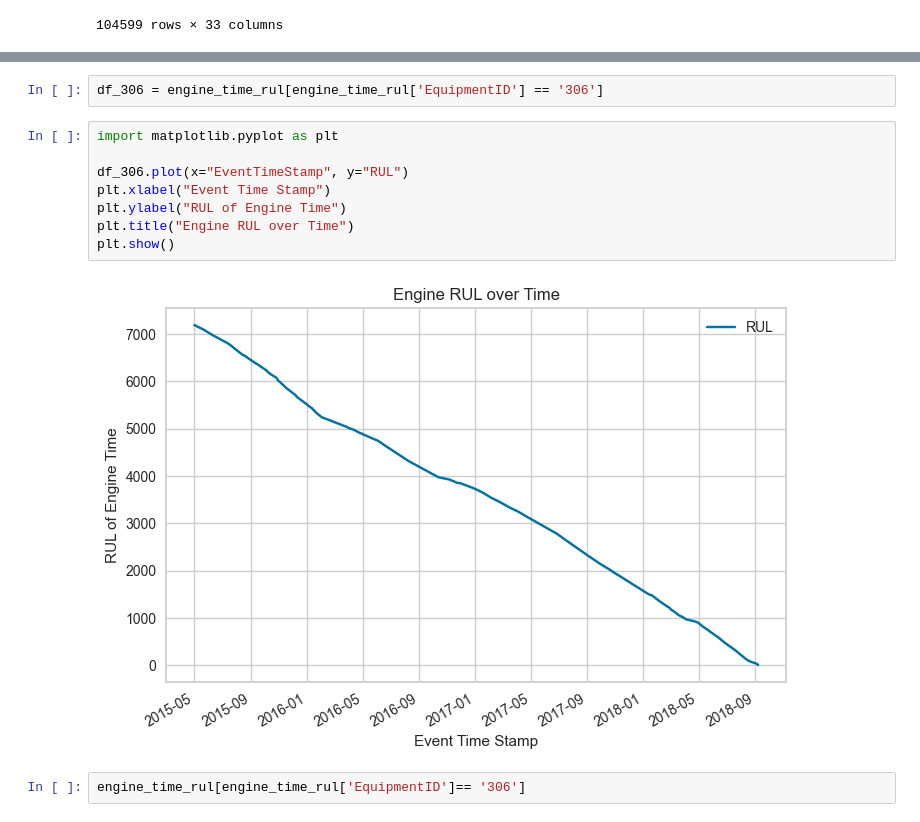
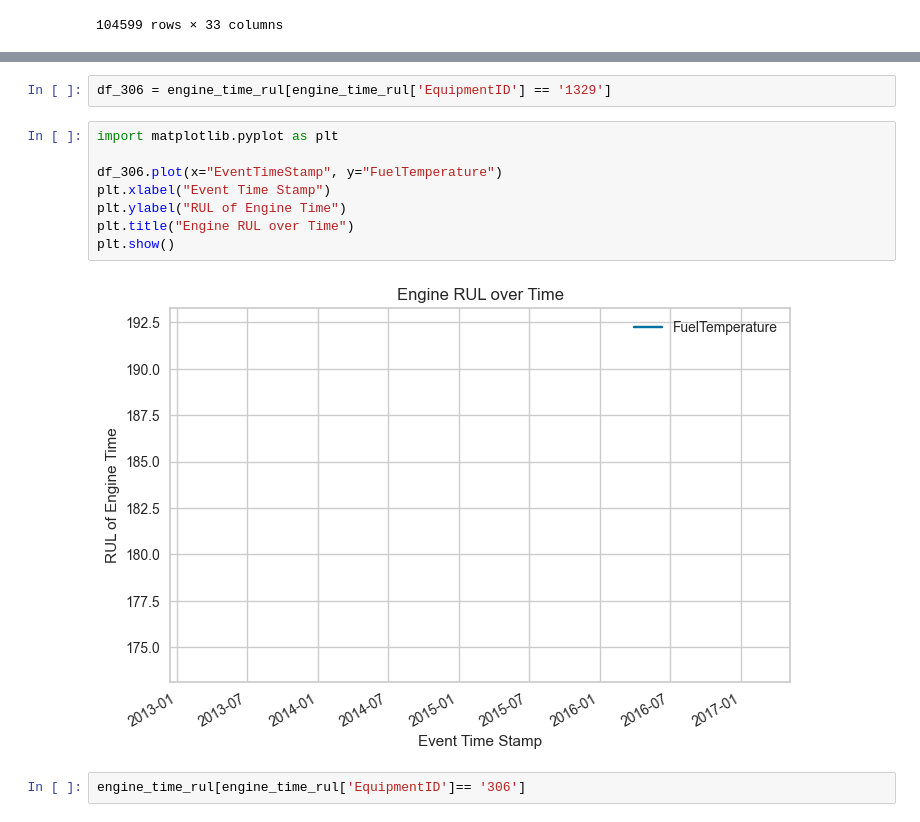
Before and after one commit to ashamaheshwari/big_g_express-predicting-derates, a Jupyter notebook: notebooks/RUL.ipynb, the cells around one changed output, grey strips where cells are left out. Cells and saved outputs as stored; diff of their text form.

```diff
--- a/notebooks/RUL.ipynb
+++ b/notebooks/RUL.ipynb
@@ -371,15 +416,15 @@ engine_time_rul
 # %%
-df_306 = engine_time_rul[engine_time_rul['EquipmentID'] == '306']
+df_306 = engine_time_rul[engine_time_rul['EquipmentID'] == '1329']
 # %%
 import matplotlib.pyplot as plt
 
-df_306.plot(x="EventTimeStamp", y="RUL")
+df_306.plot(x="EventTimeStamp", y="FuelTemperature")
 plt.xlabel("Event Time Stamp")
 plt.ylabel("RUL of Engine Time")
 plt.title("Engine RUL over Time")
 plt.show()
 # %% [output]
-[figure, old version]
+[figure, new version]
 # %%
 engine_time_rul[engine_time_rul['EquipmentID']== '306']
 # %% [output]
```
Also changed, not shown: parts of 54 cells of this notebook.
